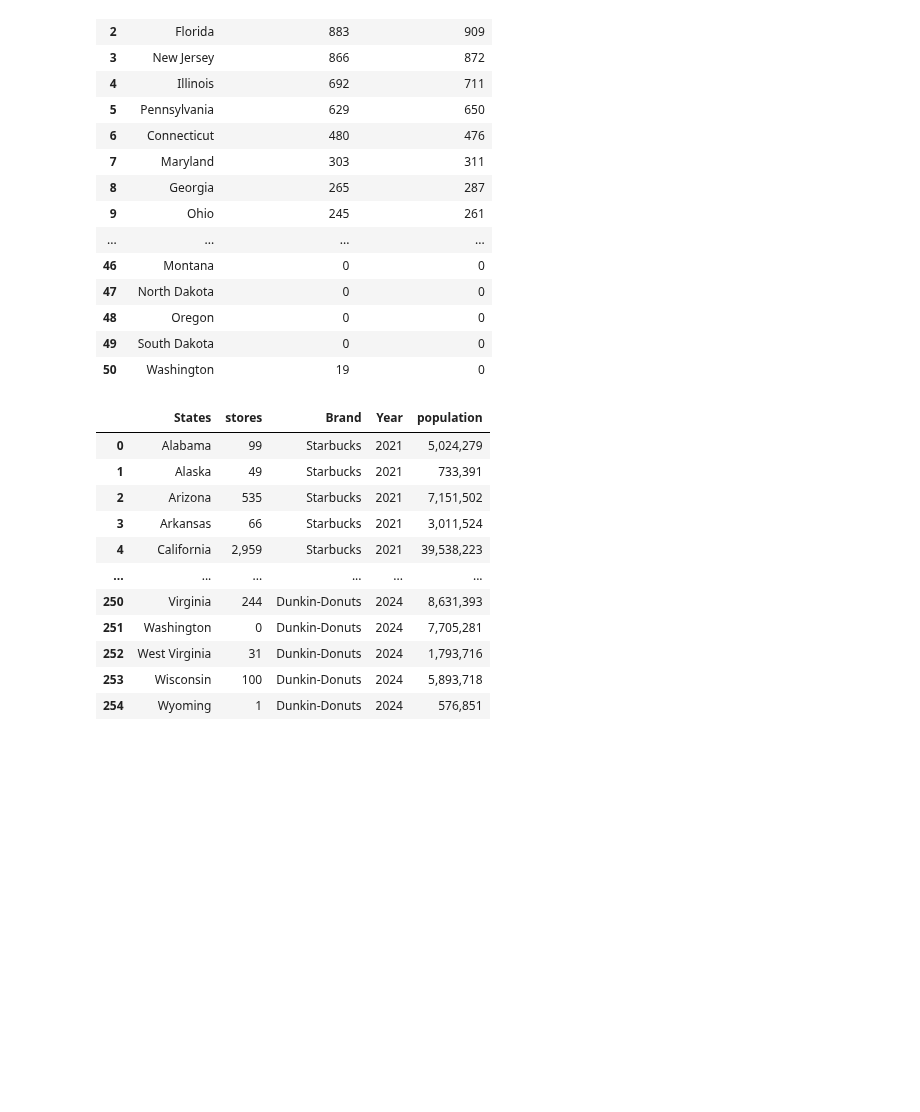
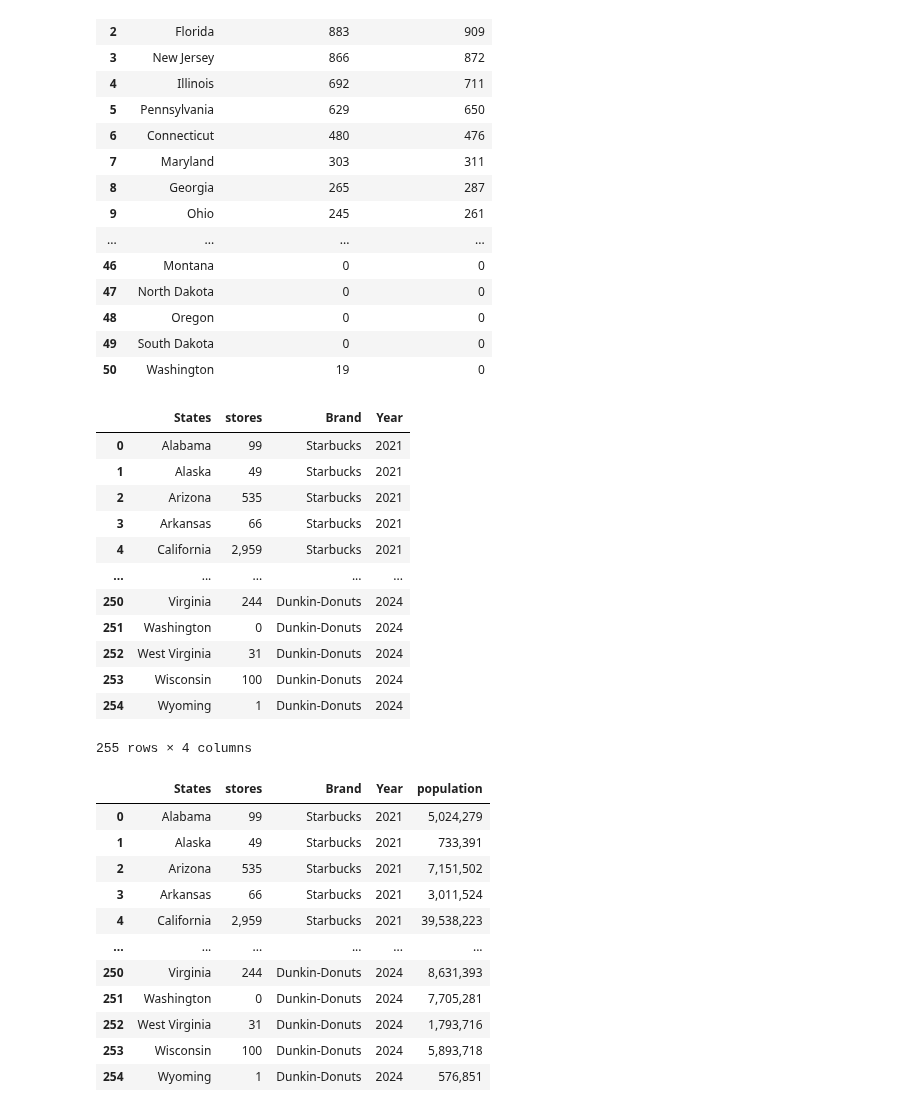
Before and after one commit to EthanSchultz49/GSB-544, a Jupyter notebook: Week_5/Lab 4.ipynb, the cells around one changed output. Cells and saved outputs as stored; diff of their text form; code cells hidden in the pictures; blank space fills up the shorter version.

```diff
--- a/Week_5/Lab 4.ipynb
+++ b/Week_5/Lab 4.ipynb
@@ -118,12 +128,27 @@ dunkin = pd.DataFrame(rows1)
 # %%
 merged = starbucks.merge(dunkin, on = ["States"],
 how = "outer")
 merged.head()
 long = merged.melt(id_vars=["States"], value_vars=["Starbucks 2021", "Starbucks 2023", "Starbucks 2024", "Dunkin-Donuts 2023", "Dunkin-Donuts 2024"], var_name="Year_Brand", value_name="stores")
 # Split the 'Year_Brand' column into 'Year' and 'Brand'
 long[['Brand', 'Year']] = long['Year_Brand'].str.split(' ', expand=True)
 # Drop the 'Year_Brand' column if no longer needed
 long = long.drop(columns=['Year_Brand'])
+long
+# %% [output]
+|  | States | stores | Brand | Year |
+| 0 | Alabama | 99 | Starbucks | 2021 |
+| 1 | Alaska | 49 | Starbucks | 2021 |
+| 2 | Arizona | 535 | Starbucks | 2021 |
+| 3 | Arkansas | 66 | Starbucks | 2021 |
+| 4 | California | 2,959 | Starbucks | 2021 |
+| ... | ... | ... | ... | ... |
+| 250 | Virginia | 244 | Dunkin-Donuts | 2024 |
+| 251 | Washington | 0 | Dunkin-Donuts | 2024 |
+| 252 | West Virginia | 31 | Dunkin-Donuts | 2024 |
+| 253 | Wisconsin | 100 | Dunkin-Donuts | 2024 |
+| 254 | Wyoming | 1 | Dunkin-Donuts | 2024 |
+255 rows × 4 columns
 # %%
 response = requests.get("https://simple.wikipedia.org/wiki/List_of_U.S._states_by_population")
 soup = BeautifulSoup(response.content, "html.parser")
```
Also changed, not shown: parts of 2 cells of this notebook, 18 other files.
